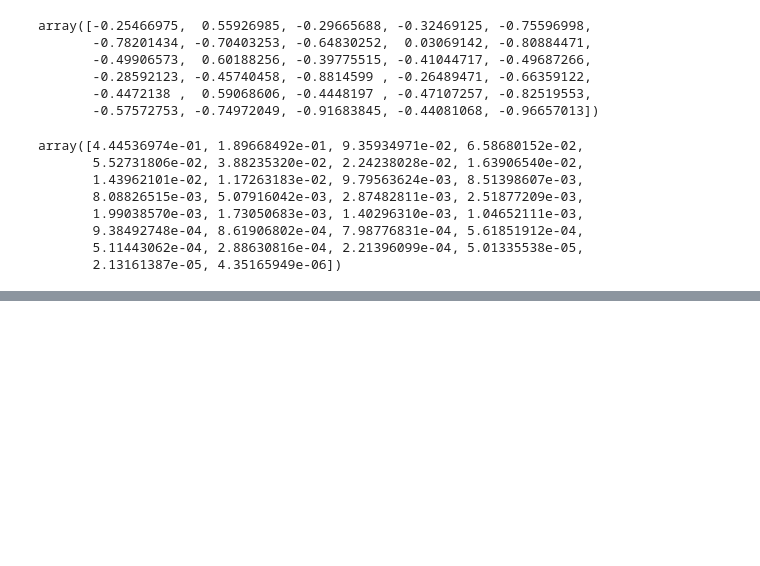
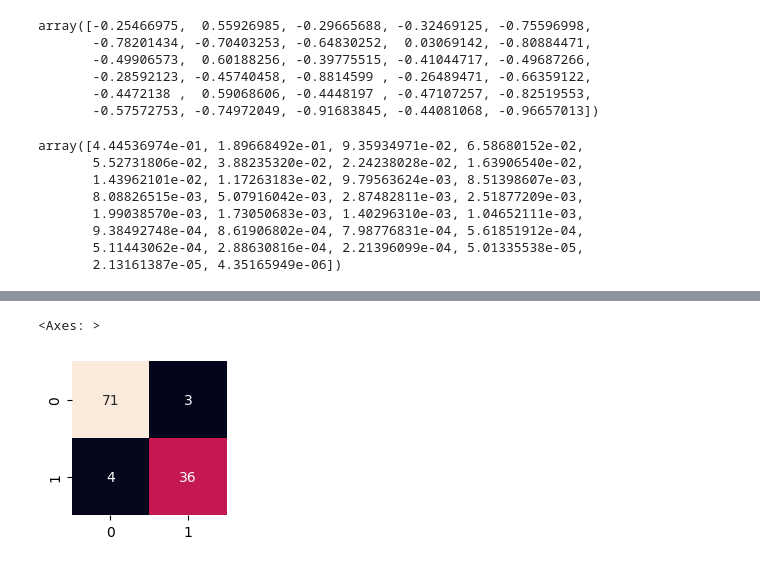
Before and after one commit to DheerajNani7/Breast-Cancer-Detection, a Jupyter notebook: project.ipynb, the cells around one changed output, grey strips where cells are left out. Drawn from its saved outputs; the diff is of its cells as text; code cells hidden in the pictures; blank space fills up the shorter version.

```diff
--- a/project.ipynb
+++ b/project.ipynb
@@ -308,0 +412,9 @@ x_test = pca.transform(x_test)
+# %%
+from sklearn.tree import DecisionTreeClassifier
+
+# Creating the classifier object
+dt = DecisionTreeClassifier()
+dt.fit(x_train, y_train)
+
+# Predicting the Test set results
+y_pred = dt.predict(x_test)
@@ -308,0 +444,8 @@ x_test = pca.transform(x_test)
+# %%
+from sklearn.metrics import confusion_matrix
+cm = confusion_matrix(y_test, y_pred)
+plt.figure(figsize = (2, 2))
+sns.heatmap(cm, annot = True, cbar = False)
+# %% [output]
+<Axes: >
+[figure, added]
```
Also changed, not shown: parts of 17 cells of this notebook.
